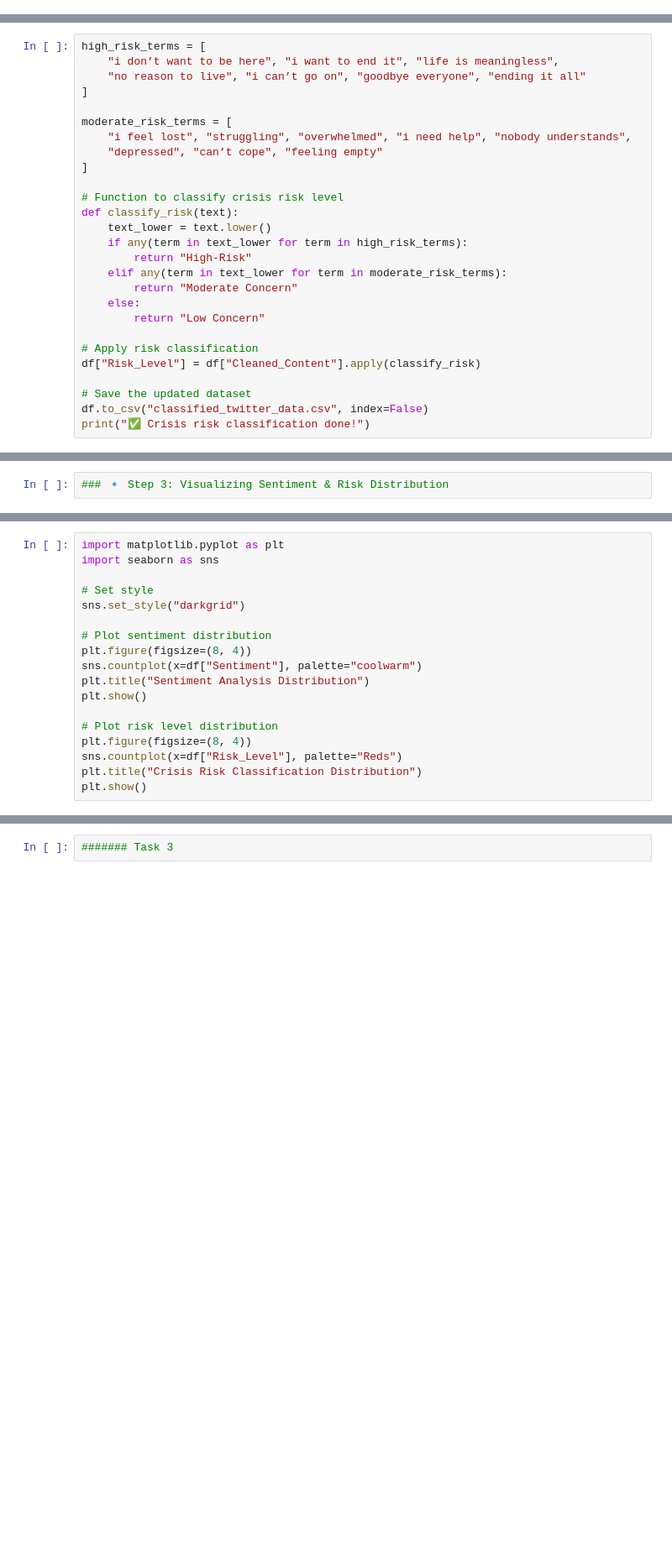
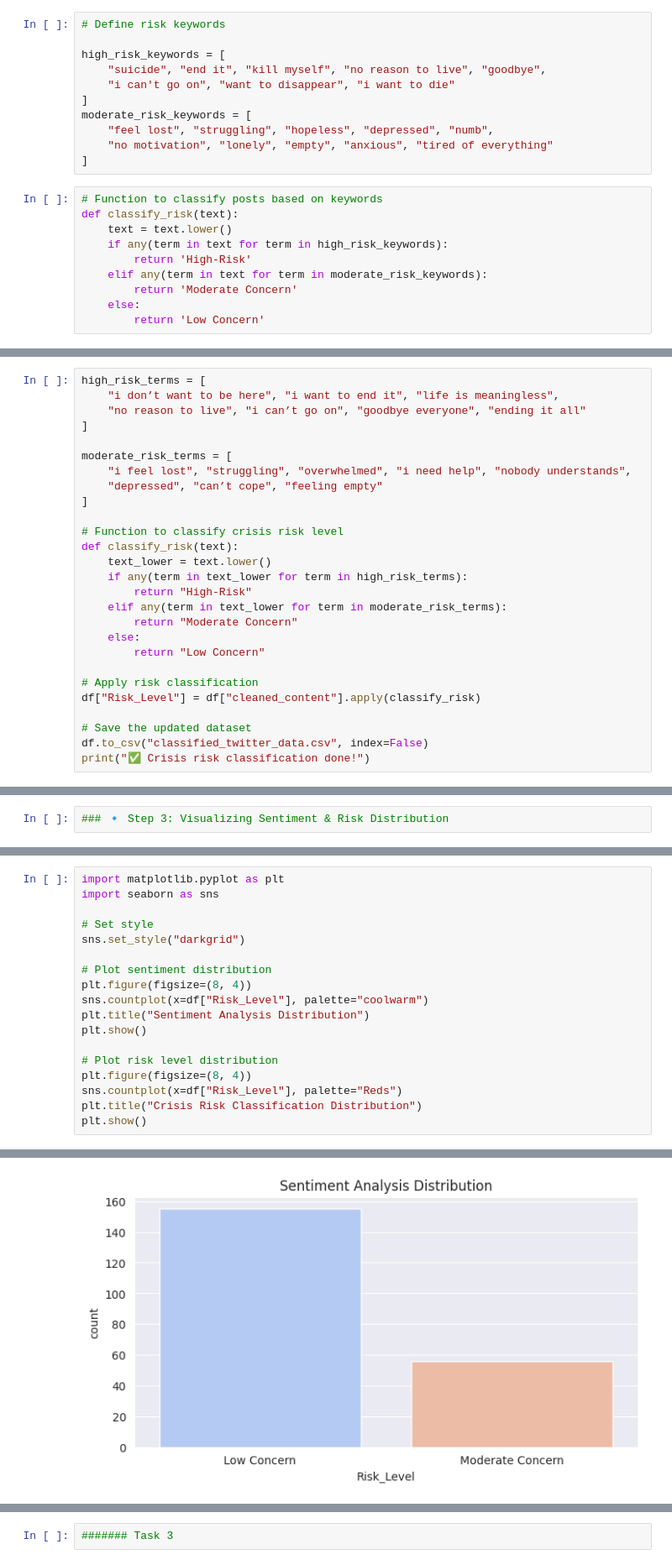
Before and after one commit to aakashnegi10/gsoc_project1, a Jupyter notebook: notebook1.ipynb, the cells around one changed output, grey strips where cells are left out. Shown at 84% size. Drawn from its saved outputs; the diff is of its cells as text; blank space fills up the shorter version.

```diff
--- a/notebook1.ipynb
+++ b/notebook1.ipynb
@@ -421,0 +456,21 @@ def classify_sentiment(text):
+# %%
+# Define risk keywords
+
+high_risk_keywords = [
+    "suicide", "end it", "kill myself", "no reason to live", "goodbye",
+    "i can't go on", "want to disappear", "i want to die"
+]
+moderate_risk_keywords = [
+    "feel lost", "struggling", "hopeless", "depressed", "numb",
+    "no motivation", "lonely", "empty", "anxious", "tired of everything"
+]
+# %%
+# Function to classify posts based on keywords
+def classify_risk(text):
+    text = text.lower()
+    if any(term in text for term in high_risk_keywords):
+        return 'High-Risk'
+    elif any(term in text for term in moderate_risk_keywords):
+        return 'Moderate Concern'
+    else:
+        return 'Low Concern'
@@ -448,7 +553,7 @@ def classify_risk(text):
         return "Low Concern"
 
 # Apply risk classification
-df["Risk_Level"] = df["Cleaned_Content"].apply(classify_risk)
+df["Risk_Level"] = df["cleaned_content"].apply(classify_risk)
 
 # Save the updated dataset
 df.to_csv("classified_twitter_data.csv", index=False)
@@ -466,7 +589,7 @@ sns.set_style("darkgrid")
 
 # Plot sentiment distribution
 plt.figure(figsize=(8, 4))
-sns.countplot(x=df["Sentiment"], palette="coolwarm")
+sns.countplot(x=df["Risk_Level"], palette="coolwarm")
 plt.title("Sentiment Analysis Distribution")
 plt.show()
 
@@ -475,3 +598,4 @@ plt.figure(figsize=(8, 4))
 sns.countplot(x=df["Risk_Level"], palette="Reds")
 plt.title("Crisis Risk Classification Distribution")
 plt.show()
+# %% [output]
@@ -477,0 +605 @@ plt.show()
+[figure, added]
```
Also changed, not shown: parts of 52 cells of this notebook, 7 other files.
